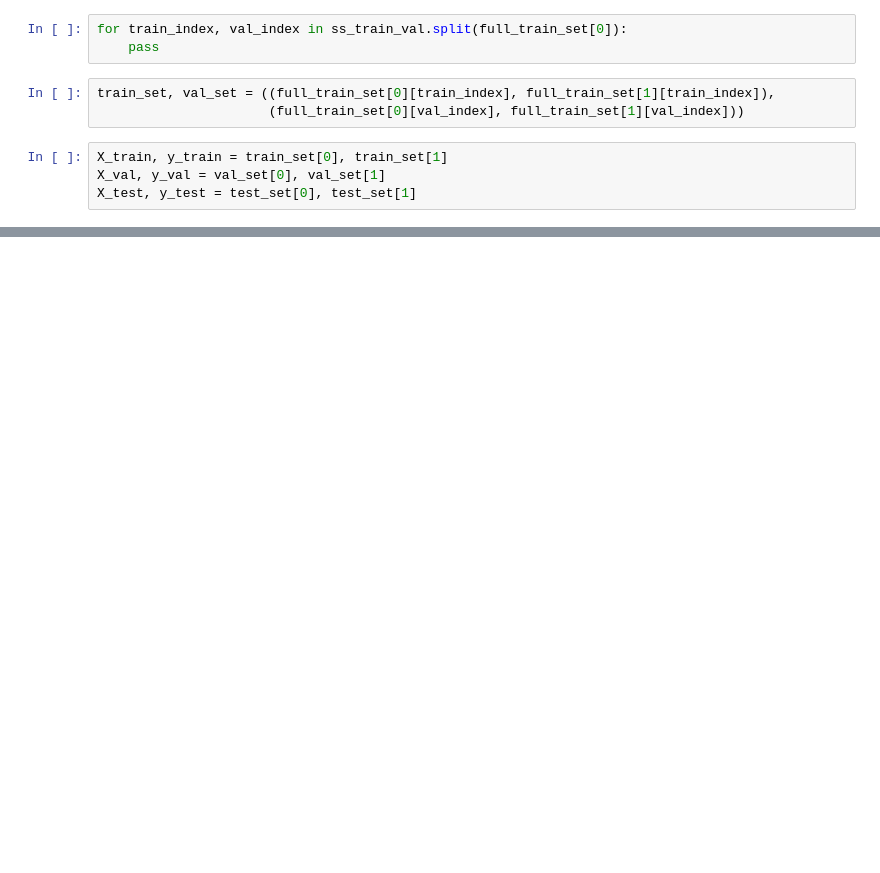
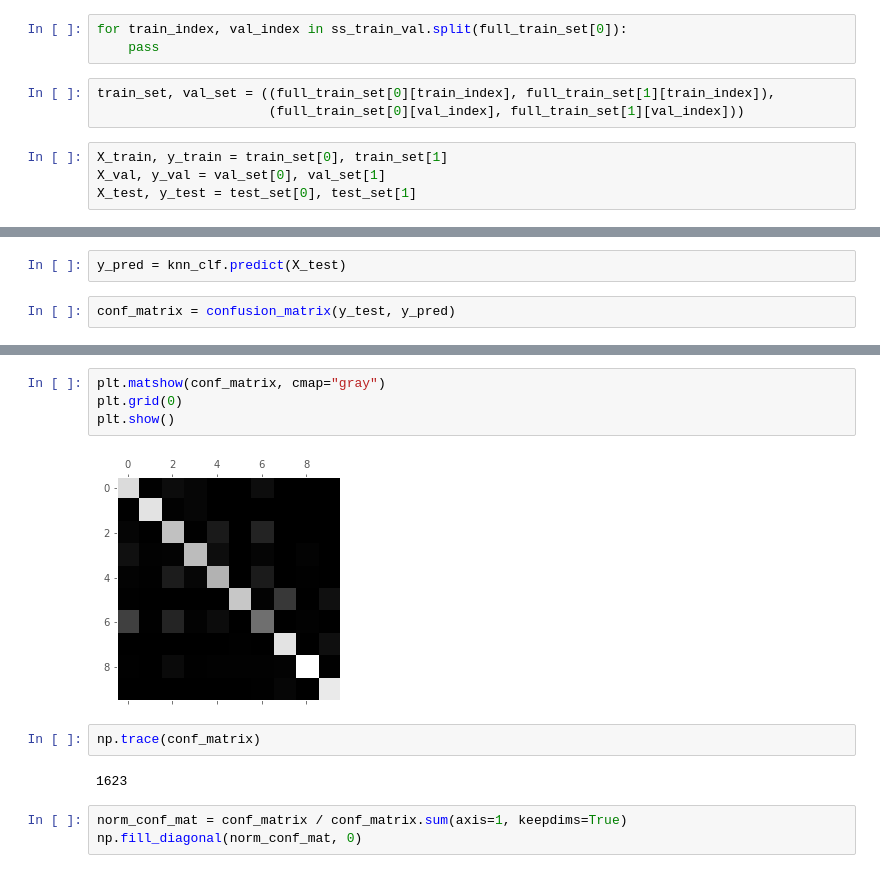
Before and after one commit to jpcano1/ISIS_4825_Imagenes_Vision, a Jupyter notebook: Machine Learning/Taller 1/Taller_1.ipynb, the cells around one changed output, grey strips where cells are left out. Cells and saved outputs as stored; diff of their text form; blank space fills up the shorter version.

```diff
--- a/Machine Learning/Taller 1/Taller_1.ipynb
+++ b/Machine Learning/Taller 1/Taller_1.ipynb
@@ -197 +286,5 @@ pred = knn_clf.pred(X_val[:1000])
 - F1 score: $\frac{TP}{TP + \frac{FN + FP}{2}}$ (Harmonic Mean)
+# %%
+y_pred = knn_clf.predict(X_test)
+# %%
+conf_matrix = confusion_matrix(y_test, y_pred)
@@ -197,0 +305,13 @@ pred = knn_clf.pred(X_val[:1000])
+# %%
+plt.matshow(conf_matrix, cmap="gray")
+plt.grid(0)
+plt.show()
+# %% [output]
+[figure, added]
+# %%
+np.trace(conf_matrix)
+# %% [output]
+1623
+# %%
+norm_conf_mat = conf_matrix / conf_matrix.sum(axis=1, keepdims=True)
+np.fill_diagonal(norm_conf_mat, 0)
```
Also changed, not shown: parts of 54 cells of this notebook.
